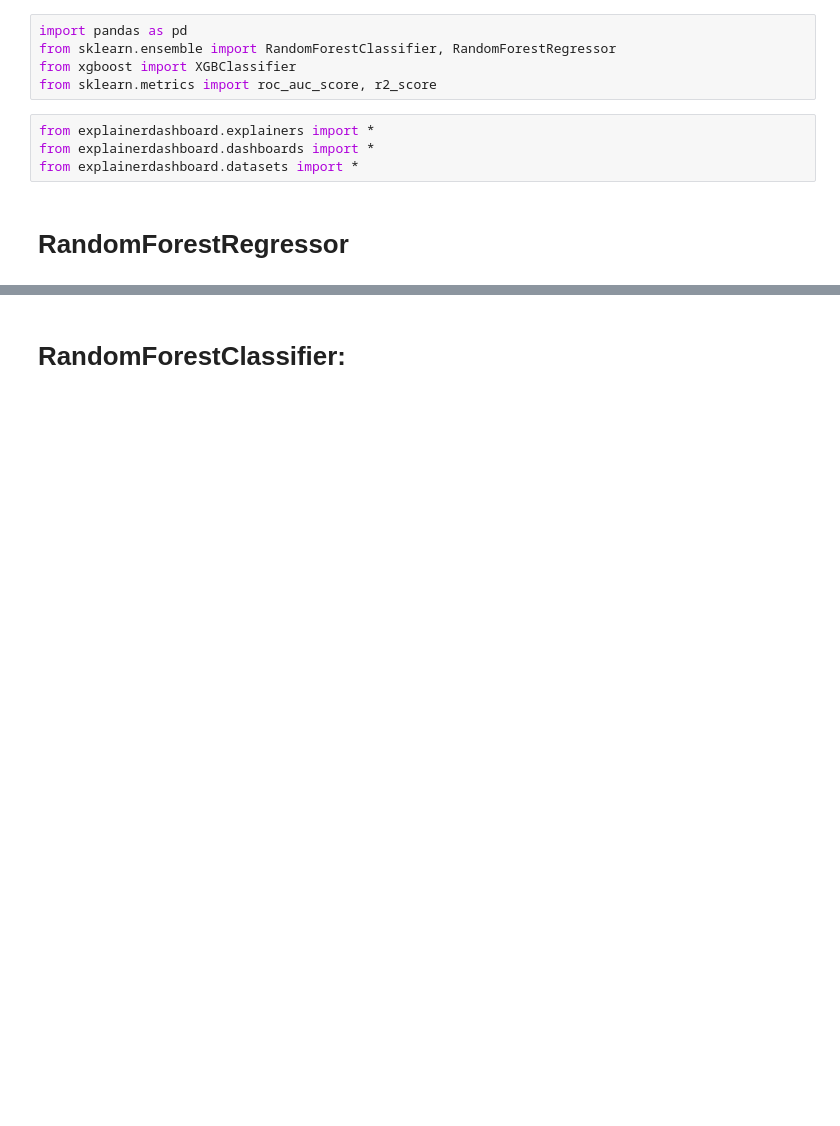
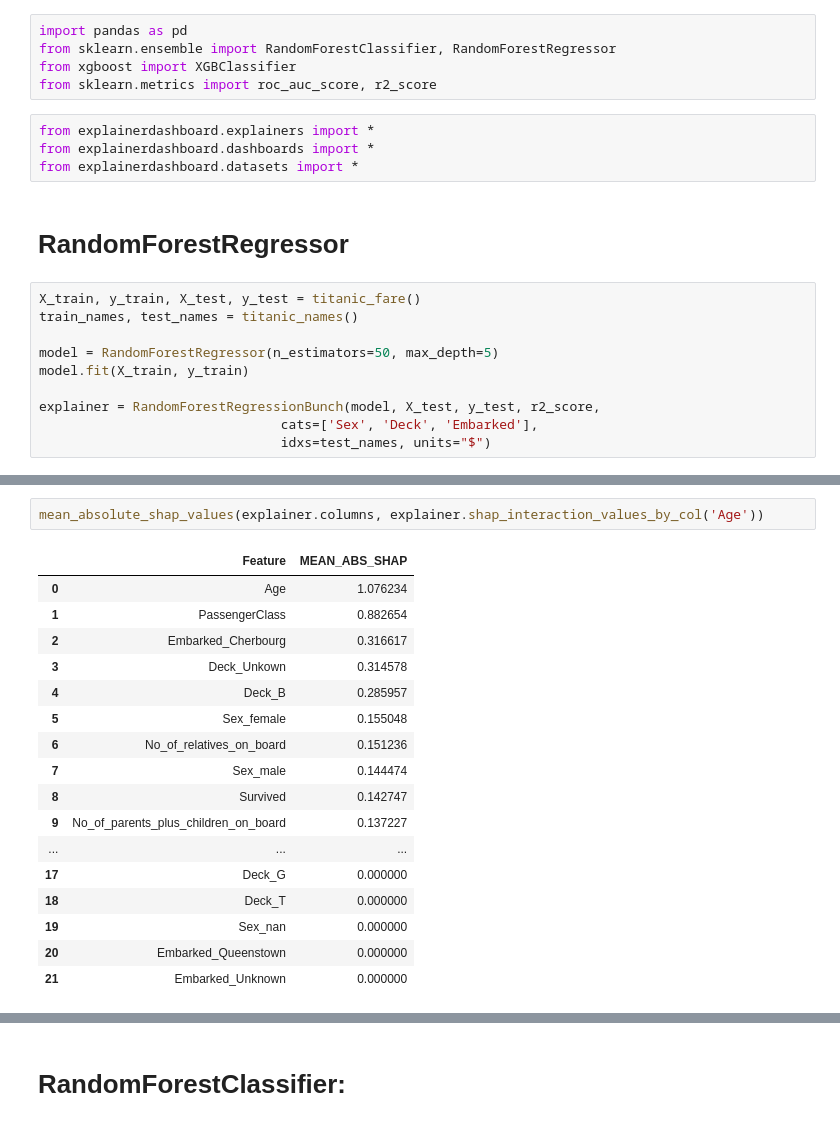
Before and after one commit to oegedijk/explainerdashboard, a Jupyter notebook: dashboard_examples.ipynb, the cells around one changed output, grey strips where cells are left out. Cells and saved outputs as stored; diff of their text form; blank space fills up the shorter version.

```diff
--- a/dashboard_examples.ipynb
+++ b/dashboard_examples.ipynb
@@ -17,3 +20,13 @@ from explainerdashboard.dashboards import *
 from explainerdashboard.datasets import *
 # %% [markdown]
 # RandomForestRegressor
+# %%
+X_train, y_train, X_test, y_test = titanic_fare()
+train_names, test_names = titanic_names()
+
+model = RandomForestRegressor(n_estimators=50, max_depth=5)
+model.fit(X_train, y_train)
+
+explainer = RandomForestRegressionBunch(model, X_test, y_test, r2_score,
+                               cats=['Sex', 'Deck', 'Embarked'],
+                               idxs=test_names, units="$")
@@ -19,0 +54,20 @@ from explainerdashboard.datasets import *
+# %%
+mean_absolute_shap_values(explainer.columns, explainer.shap_interaction_values_by_col('Age'))
+# %% [output]
+|  | Feature | MEAN_ABS_SHAP |
+| 0 | Age | 1.076234 |
+| 1 | PassengerClass | 0.882654 |
+| 2 | Embarked_Cherbourg | 0.316617 |
+| 3 | Deck_Unkown | 0.314578 |
+| 4 | Deck_B | 0.285957 |
+| 5 | Sex_female | 0.155048 |
+| 6 | No_of_relatives_on_board | 0.151236 |
+| 7 | Sex_male | 0.144474 |
+| 8 | Survived | 0.142747 |
+| 9 | No_of_parents_plus_children_on_board | 0.137227 |
+| ... | ... | ... |
+| 17 | Deck_G | 0.000000 |
+| 18 | Deck_T | 0.000000 |
+| 19 | Sex_nan | 0.000000 |
+| 20 | Embarked_Queenstown | 0.000000 |
+| 21 | Embarked_Unknown | 0.000000 |
```
Also changed, not shown: parts of 17 cells of this notebook, 18 other files.
